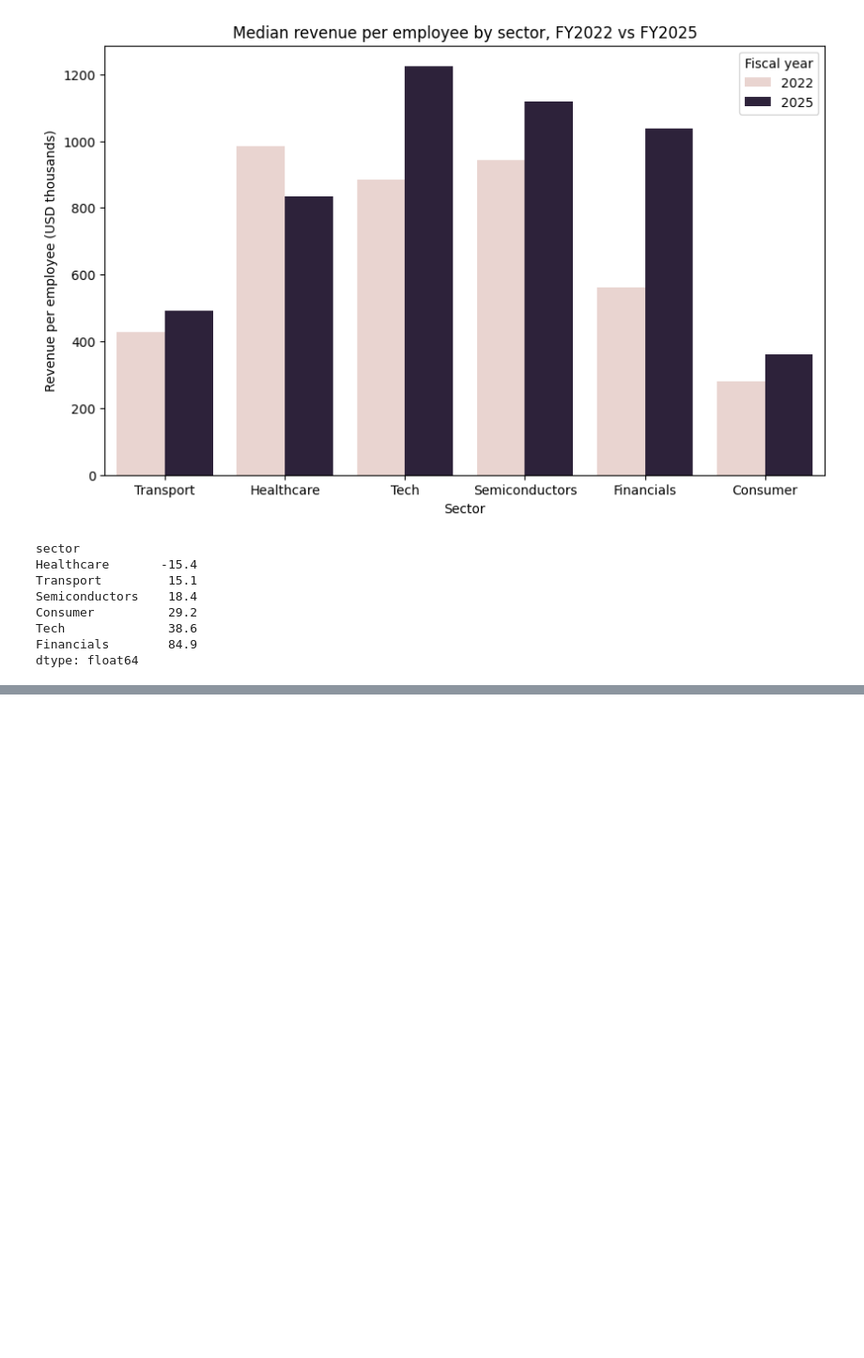
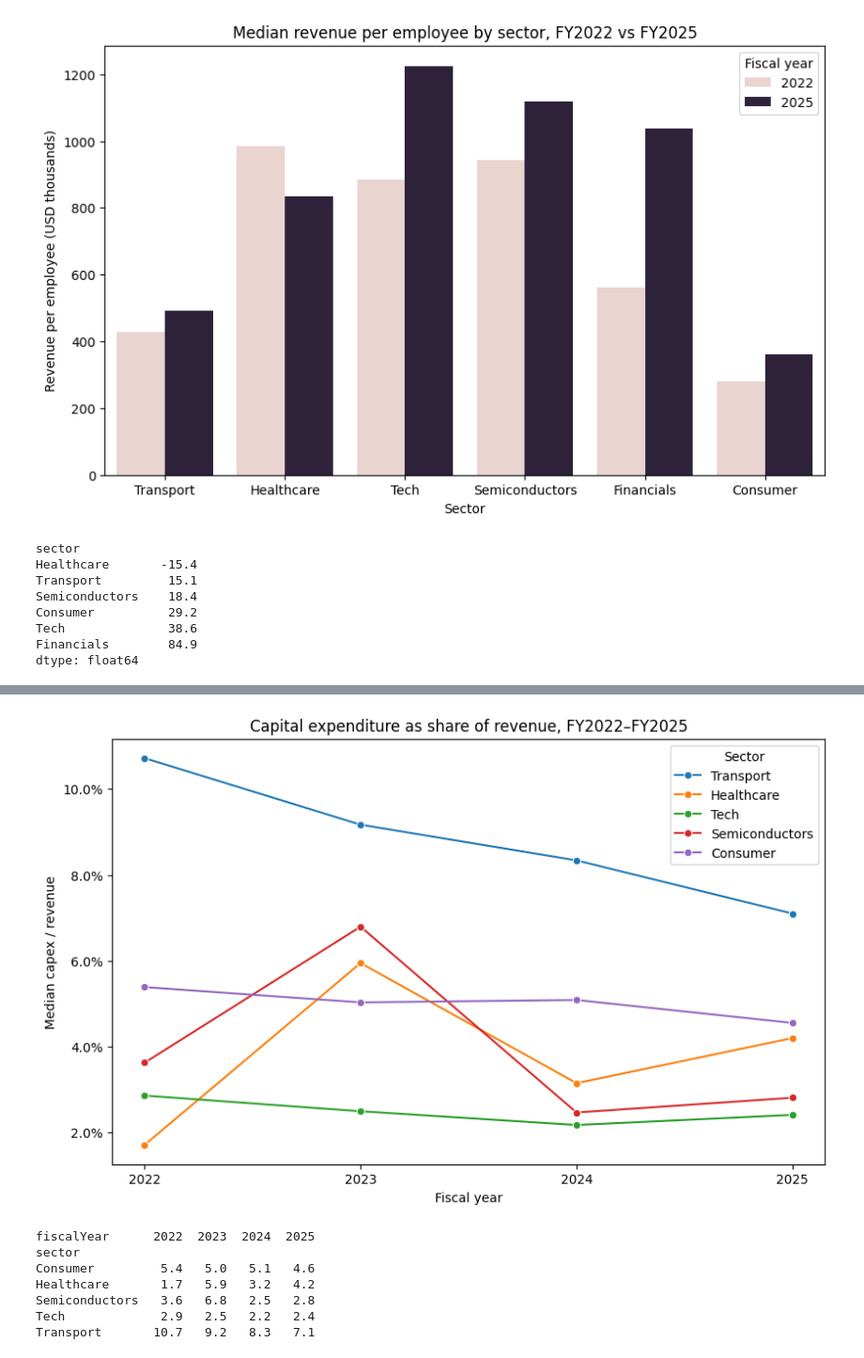
Before and after one commit to leo-bonet/Company-Financials-Analysis, a Jupyter notebook: notebooks/02-analysis.ipynb, the cells around one changed output, grey strips where cells are left out. Shown at 94% size. Saved outputs shown, nothing was run; the diff lists cells and outputs as text; code cells hidden in the pictures; blank space fills up the shorter version.

Commit message:
Added Q4 capex analysis

```diff
--- a/notebooks/02-analysis.ipynb
+++ b/notebooks/02-analysis.ipynb
@@ -569,3 +569,39 @@ In order to further investigate the results, I also looked at headcount and reve
 **Levels are not comparable across sectors**, only changes are. Tech's higher figure reflects a different business model, not better management or productivity.
 
 **Financials should be disregarded entirely**, for the reason given above.
+# %%
+q4_df = analysis_df[analysis_df["sector"] != "Financials"]
+
+plt.figure(figsize=(10, 6))
+
+sns.lineplot(
+    data=q4_df,
+    x="fiscalYear",
+    y="capex_pct_revenue",
+    hue="sector",
+    estimator="median",
+    errorbar=None,
+    marker="o",
+)
+
+plt.title("Capital expenditure as share of revenue, FY2022–FY2025")
+plt.xlabel("Fiscal year")
+plt.ylabel("Median capex / revenue")
+plt.gca().yaxis.set_major_formatter(PercentFormatter(xmax=1))
+plt.xticks([2022, 2023, 2024, 2025])
+plt.legend(title="Sector")
+
+plt.savefig("../images/q4_capex_sector.png", dpi=150, bbox_inches="tight")
+plt.show()
+
+print((q4_df.groupby(["sector", "fiscalYear"])["capex_pct_revenue"]
+       .median().unstack() * 100).round(1))
+# %% [output]
+[figure, added]
+fiscalYear      2022  2023  2024  2025
+sector
+Consumer         5.4   5.0   5.1   4.6
+Healthcare       1.7   5.9   3.2   4.2
+Semiconductors   3.6   6.8   2.5   2.8
+Tech             2.9   2.5   2.2   2.4
+Transport       10.7   9.2   8.3   7.1
```
Also changed, not shown: parts of 3 cells of this notebook, 2 other files.
